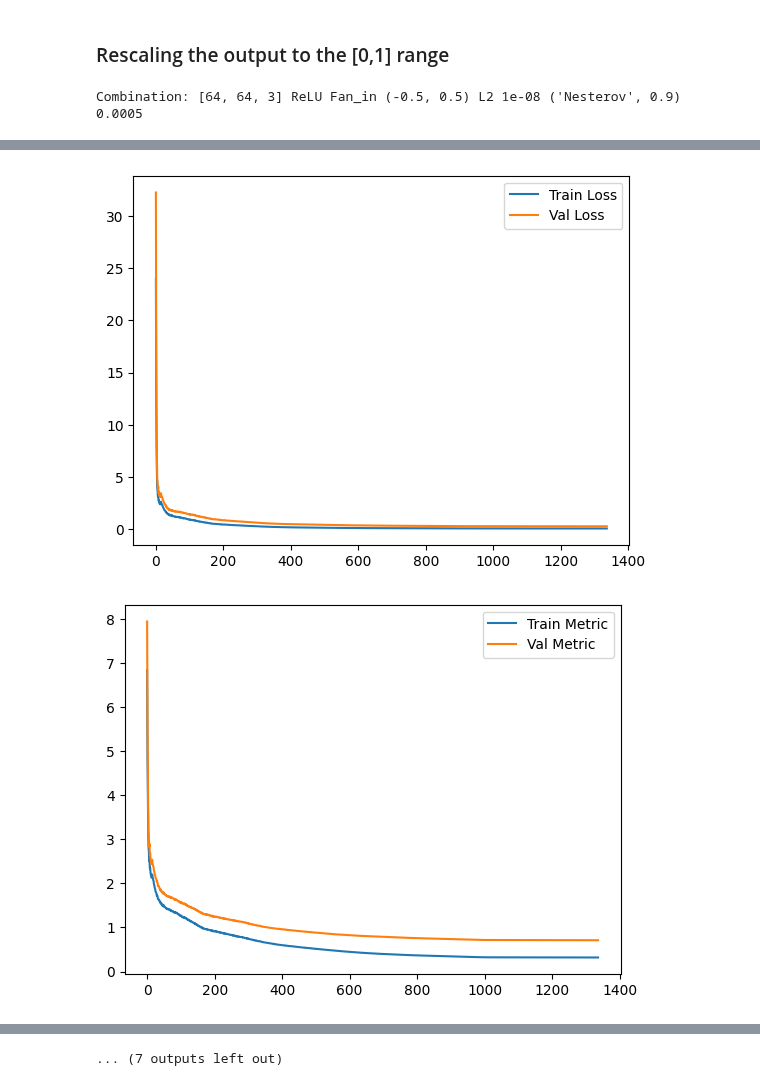
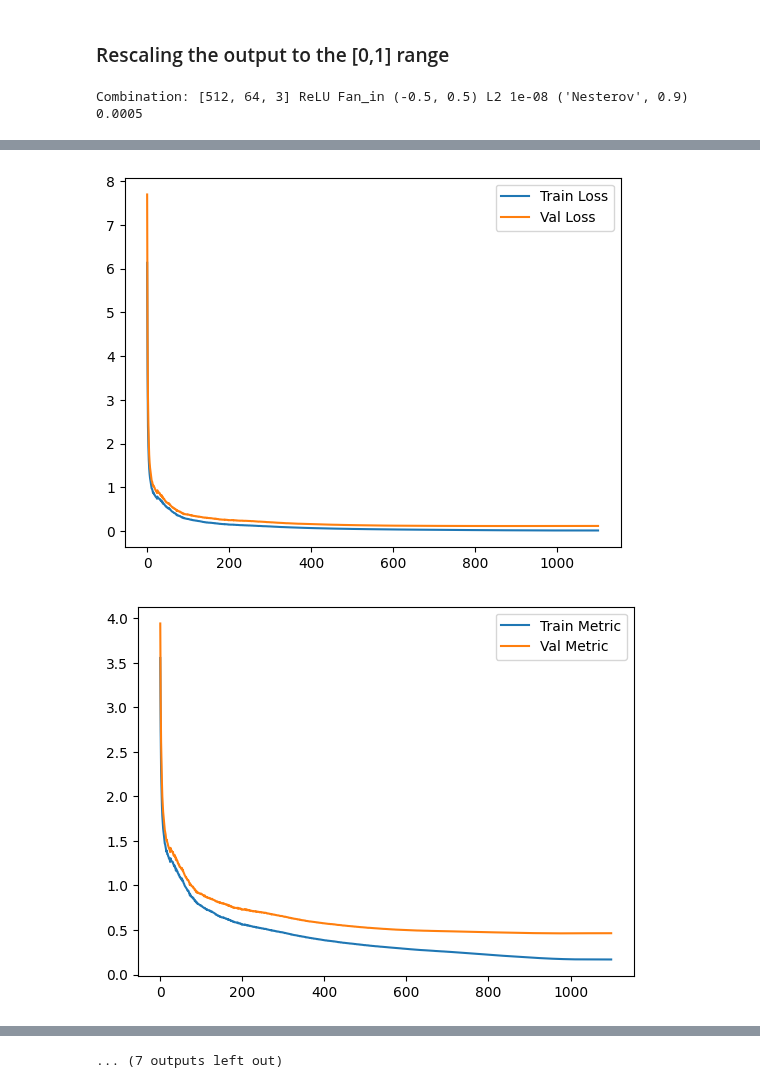
Before and after one commit to Slocon00/ML-project, a Jupyter notebook: notebooks/test_cup.ipynb, the cells around one changed output, grey strips where cells are left out. Drawn from its saved outputs; the diff is of its cells as text; code cells hidden in the pictures.

```diff
--- a/notebooks/test_cup.ipynb
+++ b/notebooks/test_cup.ipynb
@@ -44,7 +44,7 @@ y_train = rescaler.transform(y_train)
 y_train = y_train.reshape(y_train.shape[0], y_train.shape[1], 1)
 # %%
 hyperparameters = {
-    'layers_sizes': [[64, 64, 3]],
+    'layers_sizes': [[512, 64, 3]],
     'activations': ["ReLU"],
     'startings': ["Fan_in"],
     'startings_range': [(-0.5, 0.5)],
@@ -65,4 +65,4 @@ data_to_csv = grid_search(
     verbose=True
 )
 # %% [output]
-Combination: [64, 64, 3] ReLU Fan_in (-0.5, 0.5) L2 1e-08 ('Nesterov', 0.9) 0.0005
+Combination: [512, 64, 3] ReLU Fan_in (-0.5, 0.5) L2 1e-08 ('Nesterov', 0.9) 0.0005
@@ -83,3 +83,3 @@ Val Metric: 0.7041452489064258
-[figure, old version]
+[figure, new version]
-[figure, old version]
+[figure, new version]
 Fold 3 of 6 completed
```
Also changed, not shown: parts of 1 cell of this notebook, 1 other file.
